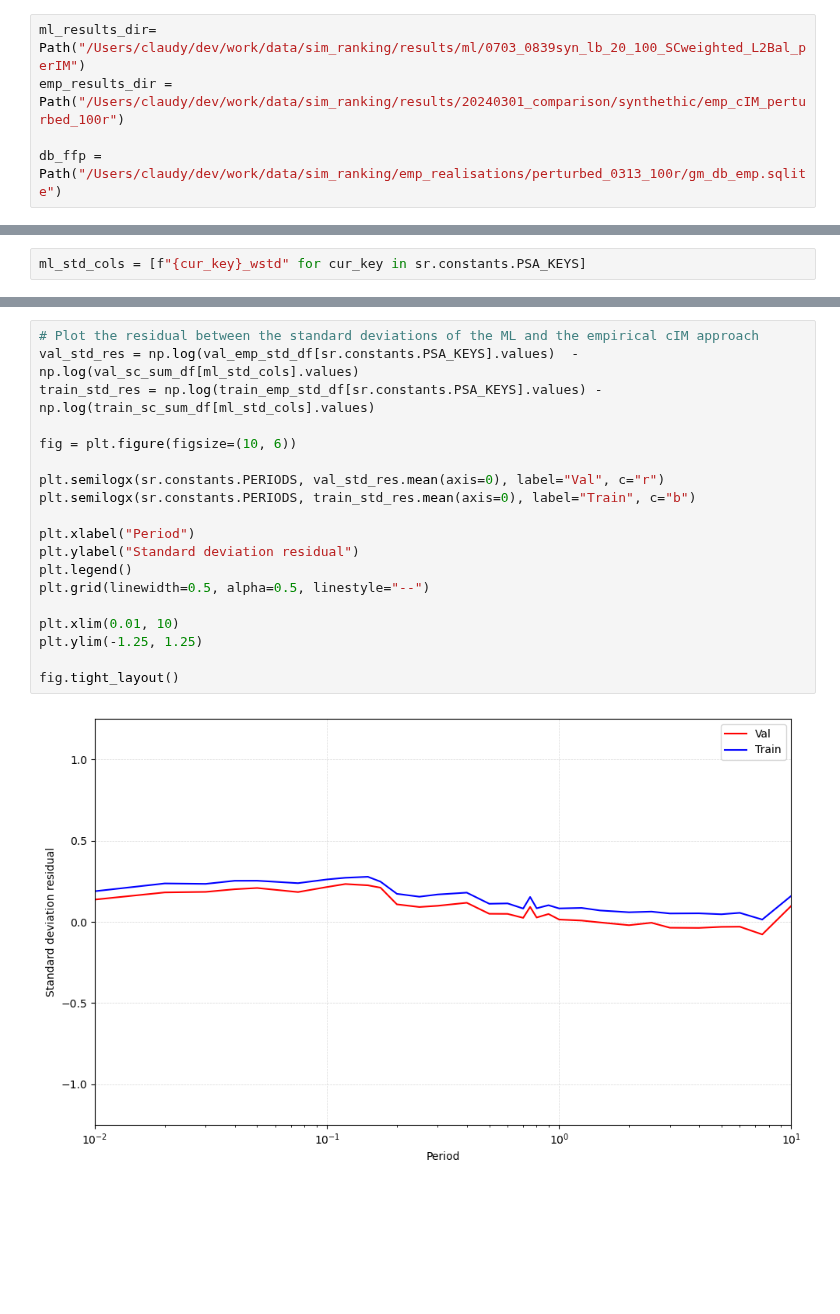
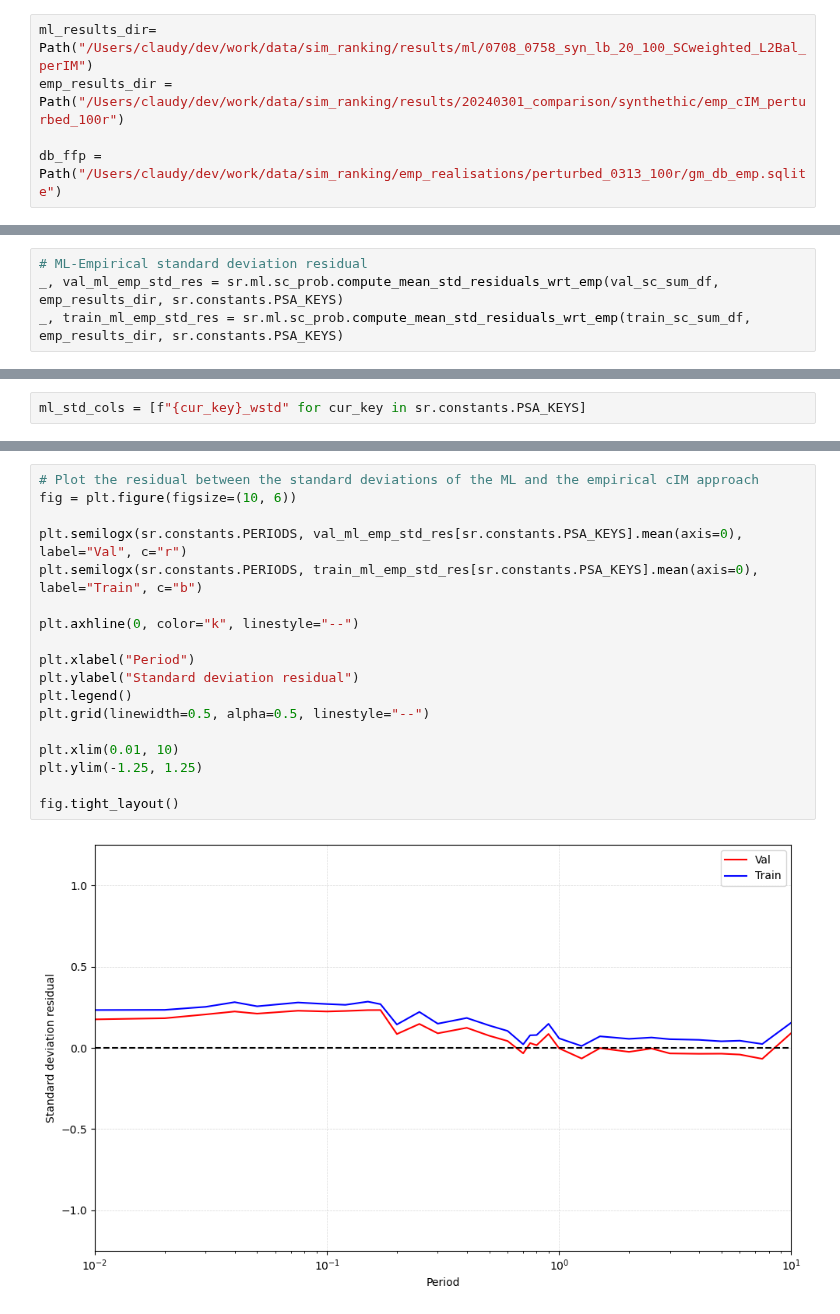
Before and after one commit to claudio525/post_event_gm_gnn, a Jupyter notebook: sim_ranking/explore/pred_std_comparison.ipynb, the cells around one changed output, grey strips where cells are left out. Cells and saved outputs as stored; diff of their text form; blank space fills up the shorter version.

```diff
--- a/sim_ranking/explore/pred_std_comparison.ipynb
+++ b/sim_ranking/explore/pred_std_comparison.ipynb
@@ -11,7 +11,7 @@ import matplotlib.pyplot as plt
 import sim_ranking as sr
 import ml_tools as mlt
 # %%
-ml_results_dir=  Path("/Users/claudy/dev/work/data/sim_ranking/results/ml/0703_0839syn_lb_20_100_SCweighted_L2Bal_perIM")
+ml_results_dir=  Path("/Users/claudy/dev/work/data/sim_ranking/results/ml/0708_0758_syn_lb_20_100_SCweighted_L2Bal_perIM")
 emp_results_dir = Path("/Users/claudy/dev/work/data/sim_ranking/results/20240301_comparison/synthethic/emp_cIM_perturbed_100r")
 
 db_ffp = Path("/Users/claudy/dev/work/data/sim_ranking/emp_realisations/perturbed_0313_100r/gm_db_emp.sqlite")
@@ -36 +37,5 @@ Overlapping scenarios: 605/605
 Overlapping scenarios: 2420/2420
+# %%
+# ML-Empirical standard deviation residual
+_, val_ml_emp_std_res = sr.ml.sc_prob.compute_mean_std_residuals_wrt_emp(val_sc_sum_df, emp_results_dir, sr.constants.PSA_KEYS)
+_, train_ml_emp_std_res = sr.ml.sc_prob.compute_mean_std_residuals_wrt_emp(train_sc_sum_df, emp_results_dir, sr.constants.PSA_KEYS)
@@ -61,21 +82,20 @@ plt.show()
 # %%
 # Plot the residual between the standard deviations of the ML and the empirical cIM approach
-val_std_res = np.log(val_emp_std_df[sr.constants.PSA_KEYS].values)  - np.log(val_sc_sum_df[ml_std_cols].values)
-train_std_res = np.log(train_emp_std_df[sr.constants.PSA_KEYS].values) - np.log(train_sc_sum_df[ml_std_cols].values)
-
 fig = plt.figure(figsize=(10, 6))
 
-plt.semilogx(sr.constants.PERIODS, val_std_res.mean(axis=0), label="Val", c="r")
-plt.semilogx(sr.constants.PERIODS, train_std_res.mean(axis=0), label="Train", c="b")
+plt.semilogx(sr.constants.PERIODS, val_ml_emp_std_res[sr.constants.PSA_KEYS].mean(axis=0), label="Val", c="r")
+plt.semilogx(sr.constants.PERIODS, train_ml_emp_std_res[sr.constants.PSA_KEYS].mean(axis=0), label="Train", c="b")
+
+plt.axhline(0, color="k", linestyle="--")
 
 plt.xlabel("Period")
 plt.ylabel("Standard deviation residual")
 plt.legend()
 plt.grid(linewidth=0.5, alpha=0.5, linestyle="--")
 
 plt.xlim(0.01, 10)
 plt.ylim(-1.25, 1.25)
 
 fig.tight_layout()
 # %% [output]
-[figure, old version]
+[figure, new version]
```
Also changed, not shown: parts of 10 cells of this notebook, 6 other files.
